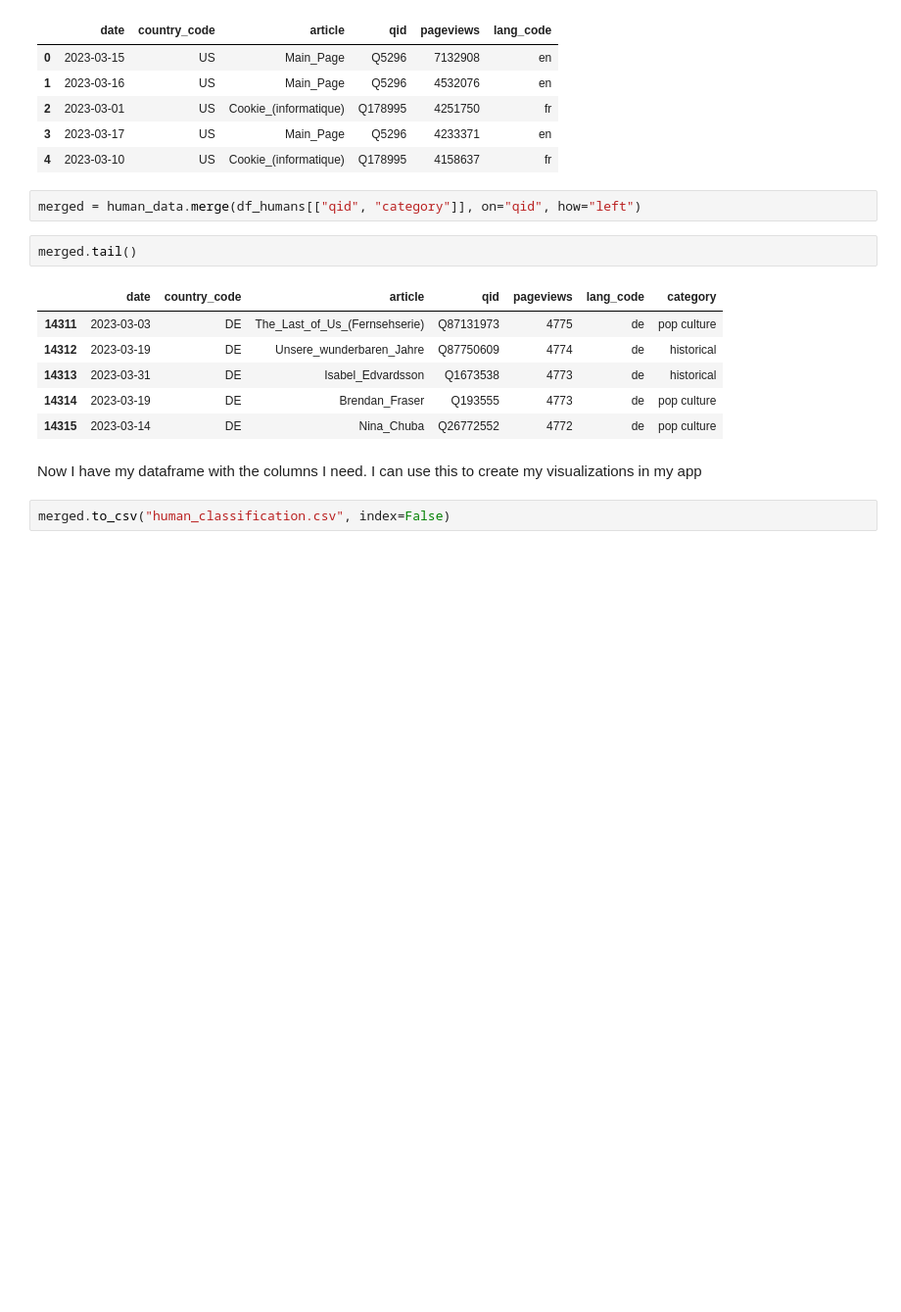
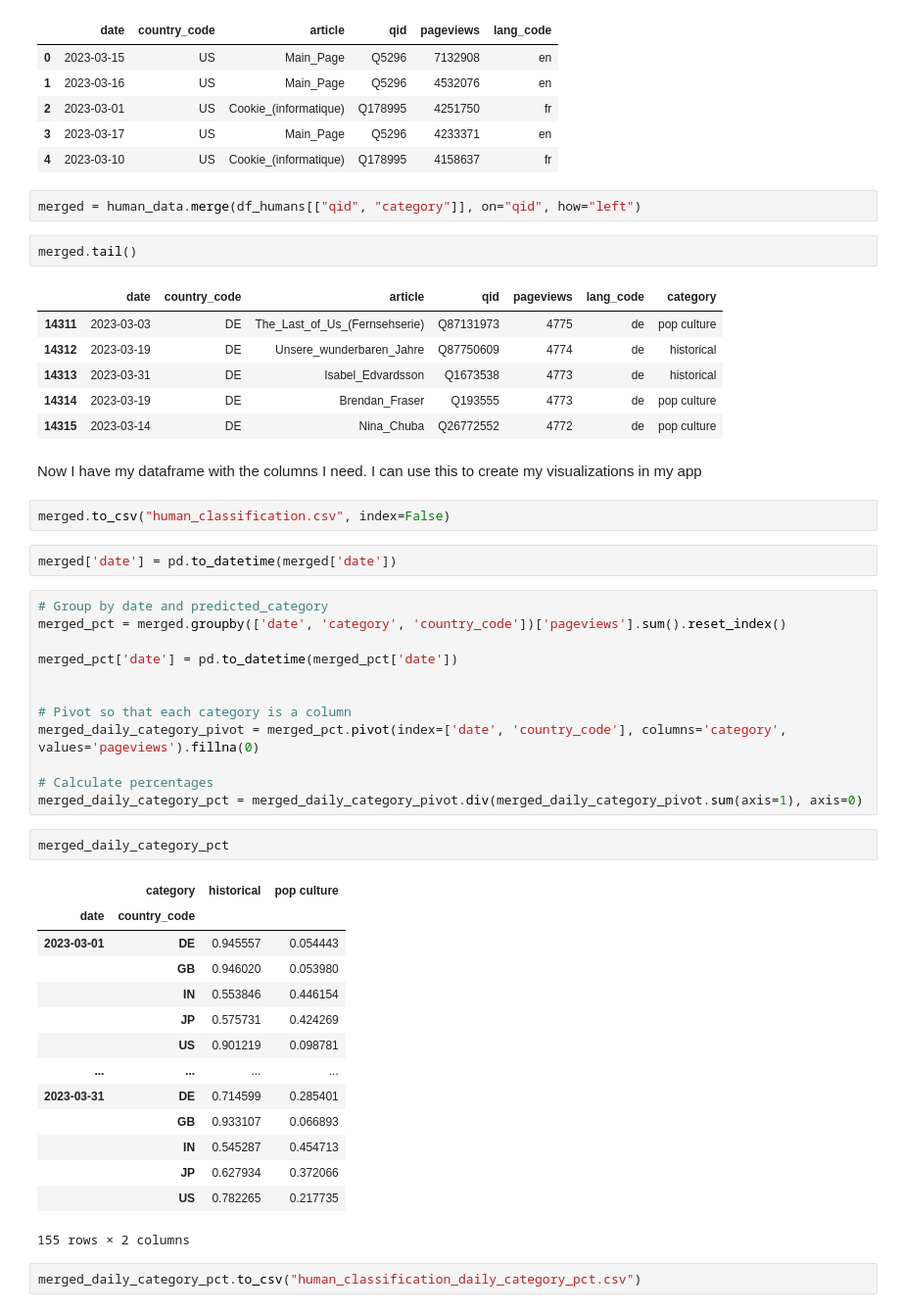
Before and after one commit to Wellesley-CS234/cs-234-final-project-part-2-AnneL895, a Jupyter notebook: human_classification_get_data.ipynb, the cells around one changed output. Shown at 98% size. Drawn from its saved outputs; the diff is of its cells as text; blank space fills up the shorter version.

```diff
--- a/human_classification_get_data.ipynb
+++ b/human_classification_get_data.ipynb
@@ -221,3 +221,36 @@ merged.tail()
 Now I have my dataframe with the columns I need. I can use this to create my visualizations in my app
 # %%
 merged.to_csv("human_classification.csv", index=False)
+# %%
+merged['date'] = pd.to_datetime(merged['date'])
+# %%
+# Group by date and predicted_category
+merged_pct = merged.groupby(['date', 'category', 'country_code'])['pageviews'].sum().reset_index()
+
+merged_pct['date'] = pd.to_datetime(merged_pct['date'])
+
+
+# Pivot so that each category is a column
+merged_daily_category_pivot = merged_pct.pivot(index=['date', 'country_code'], columns='category', values='pageviews').fillna(0)
+
+# Calculate percentages
+merged_daily_category_pct = merged_daily_category_pivot.div(merged_daily_category_pivot.sum(axis=1), axis=0)
+# %%
+merged_daily_category_pct
+# %% [output]
+|  | category | historical | pop culture |
+| date | country_code |  |  |
+| 2023-03-01 | DE | 0.945557 | 0.054443 |
+|  | GB | 0.946020 | 0.053980 |
+|  | IN | 0.553846 | 0.446154 |
+|  | JP | 0.575731 | 0.424269 |
+|  | US | 0.901219 | 0.098781 |
+| ... | ... | ... | ... |
+| 2023-03-31 | DE | 0.714599 | 0.285401 |
+|  | GB | 0.933107 | 0.066893 |
+|  | IN | 0.545287 | 0.454713 |
+|  | JP | 0.627934 | 0.372066 |
+|  | US | 0.782265 | 0.217735 |
+155 rows × 2 columns
+# %%
+merged_daily_category_pct.to_csv("human_classification_daily_category_pct.csv")
```
Also changed, not shown: parts of 1 cell of this notebook, 3 other files.
